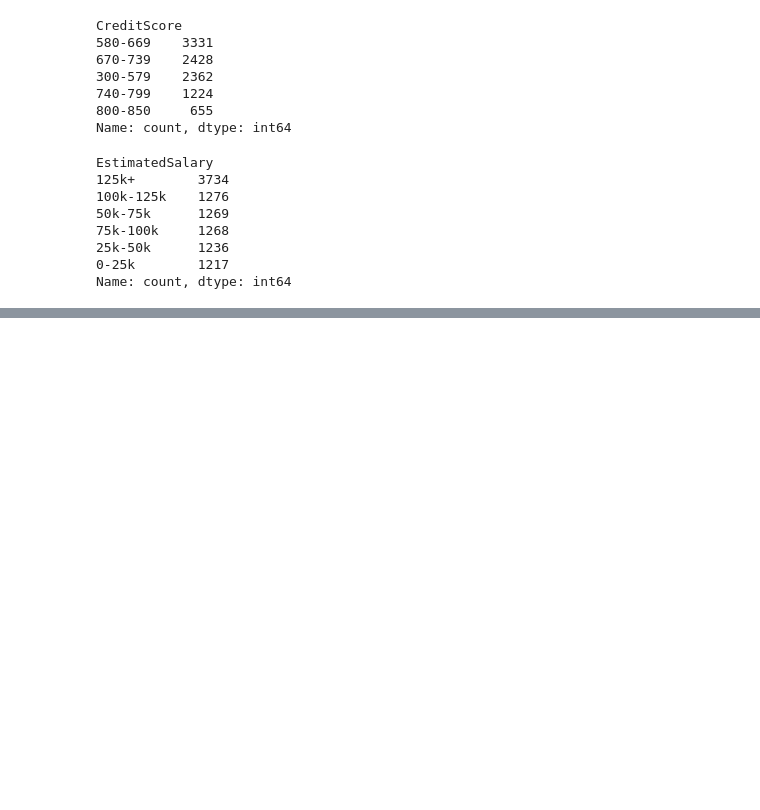
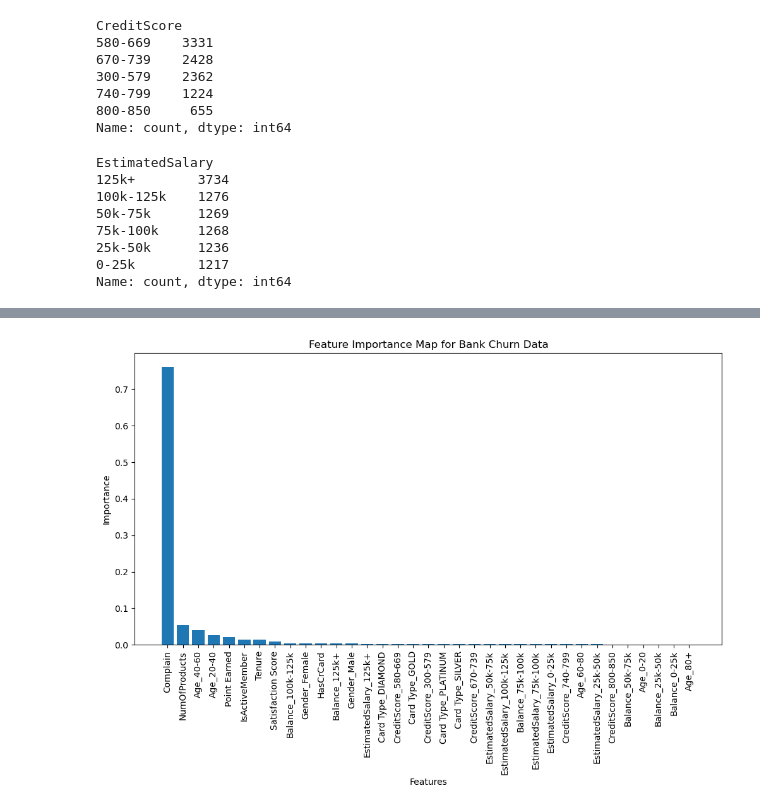
Before and after one commit to rtatat/bank-customer-churn, a Jupyter notebook: BankCustomerChurn.ipynb, the cells around one changed output, grey strips where cells are left out. Drawn from its saved outputs; the diff is of its cells as text; code cells hidden in the pictures; blank space fills up the shorter version.

```diff
--- a/BankCustomerChurn.ipynb
+++ b/BankCustomerChurn.ipynb
@@ -160,6 +185,7 @@ numerics
 # Splitting preprocessed data into featured and target arrays
 y = numerics["Exited"].values
 x = numerics.drop("Exited", axis = 1).values
+X = numerics.drop("Exited", axis=1)
 
 # Getting the training and testing datasets
 x_train, x_test, y_train, y_test = train_test_split(x, y)
@@ -175,0 +269,18 @@ x_test_scaled = x_scaler.transform(x_test)
+# %%
+rf = RandomForestClassifier()
+rf.fit(X, y)
+feature_importance = rf.feature_importances_
+feature_names = X.columns
+
+feature_importance_df = pd.DataFrame({"Feature": feature_names, "Importance": feature_importance})
+feature_importance_df = feature_importance_df.sort_values(by="Importance", ascending=False)
+
+plt.figure(figsize = (12,6))
+plt.bar(feature_importance_df["Feature"], feature_importance_df["Importance"])
+plt.xticks(rotation=90)
+plt.xlabel("Features")
+plt.ylabel("Importance")
+plt.title("Feature Importance Map for Bank Churn Data")
+plt.show()
+# %% [output]
+[figure, added]
```
Also changed, not shown: parts of 8 cells of this notebook.
